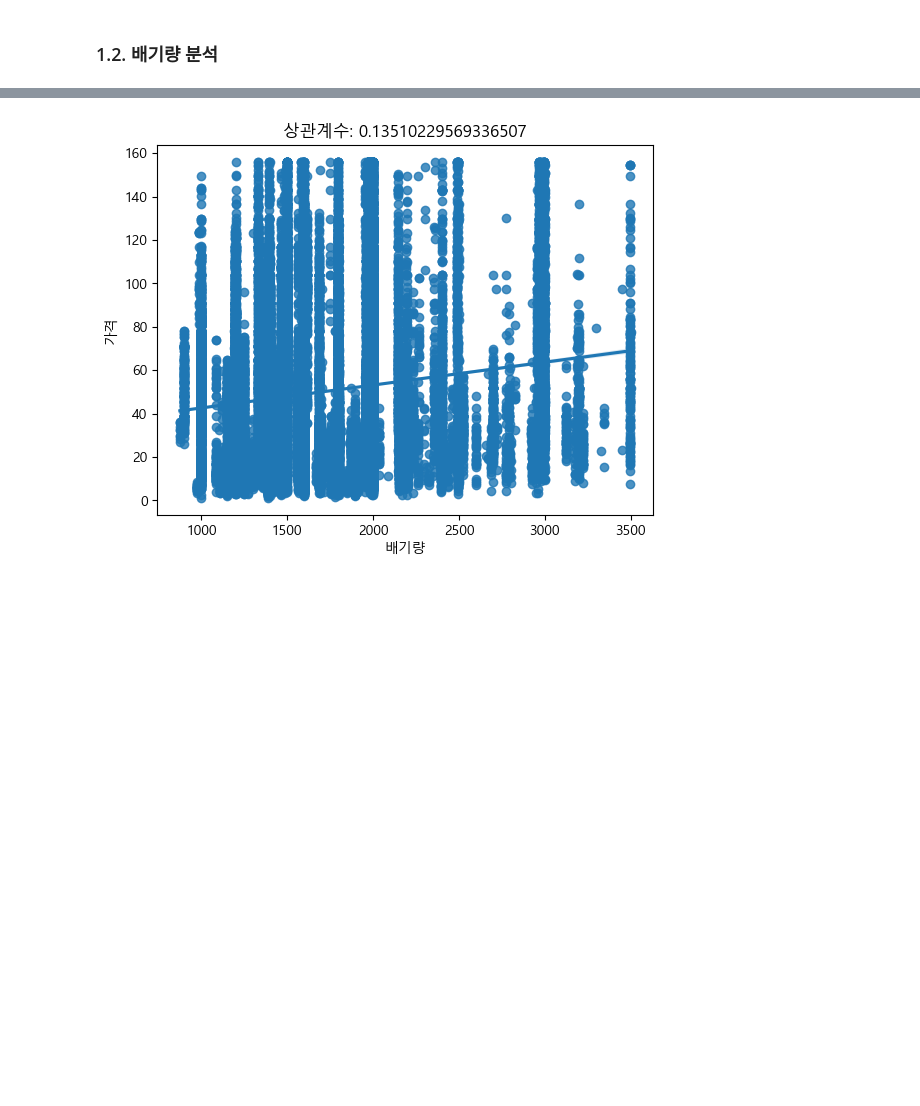
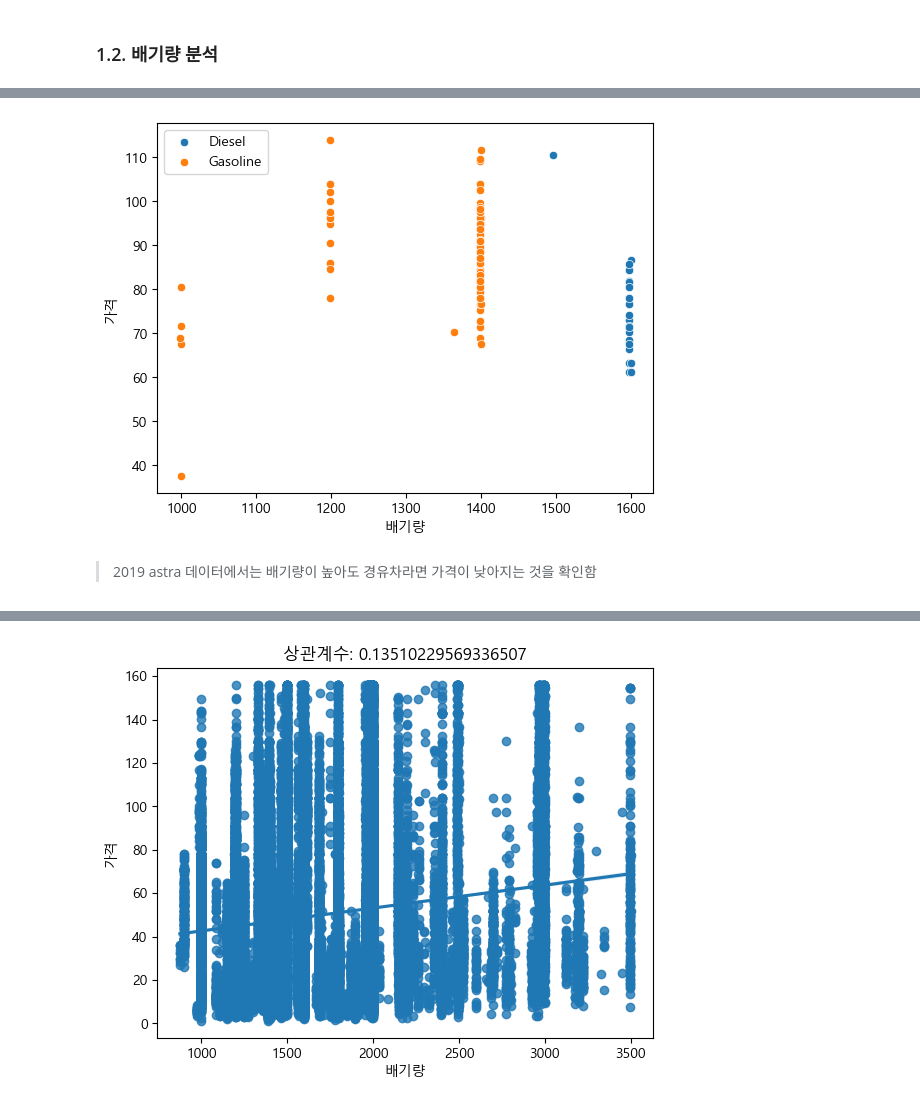
Before and after one commit to woojooc/ML_Car, a Jupyter notebook: lala/EDA/eda_oldcar_dacon.ipynb, the cells around one changed output, grey strips where cells are left out. Cells and saved outputs as stored; diff of their text form; code cells hidden in the pictures; blank space fills up the shorter version.

```diff
--- a/lala/EDA/eda_oldcar_dacon.ipynb
+++ b/lala/EDA/eda_oldcar_dacon.ipynb
@@ -252,0 +384,4 @@ regplot(seria2012, '배기량')
+# %%
+# 비교적 최근인 2019년 astra 데이터로 분석
+astra_2019 = df[(df['생산년도']== 2019) & (df['차량모델명'] == 'astra')]
+astra_2019.describe()
@@ -253,3 +398,18 @@ regplot(seria2012, '배기량')
+# %%
+# 경유와 가솔린의 차이인지 분석
+astra_2019_diesel = astra_2019[(astra_2019['경유'] == 1)]
+astra_2019_gasoline = astra_2019[(astra_2019['가솔린'] == 1)]
+
+sns.scatterplot(data =astra_2019_diesel, x='배기량', y='가격', label='Diesel')
+sns.scatterplot(data=astra_2019_gasoline,x='배기량', y='가격',label='Gasoline')
+plt.xlabel('배기량')
+plt.ylabel('가격')
+plt.legend()
+plt.show()
+# %% [output]
+[figure, added]
+# %% [markdown]
+> 2019 astra 데이터에서는 배기량이 높아도 경유차라면 가격이 낮아지는 것을 확인함
 # %%
 # 전체 데이터에서의 배기량
 hist(df, '배기량')
```
Also changed, not shown: parts of 28 cells of this notebook.
